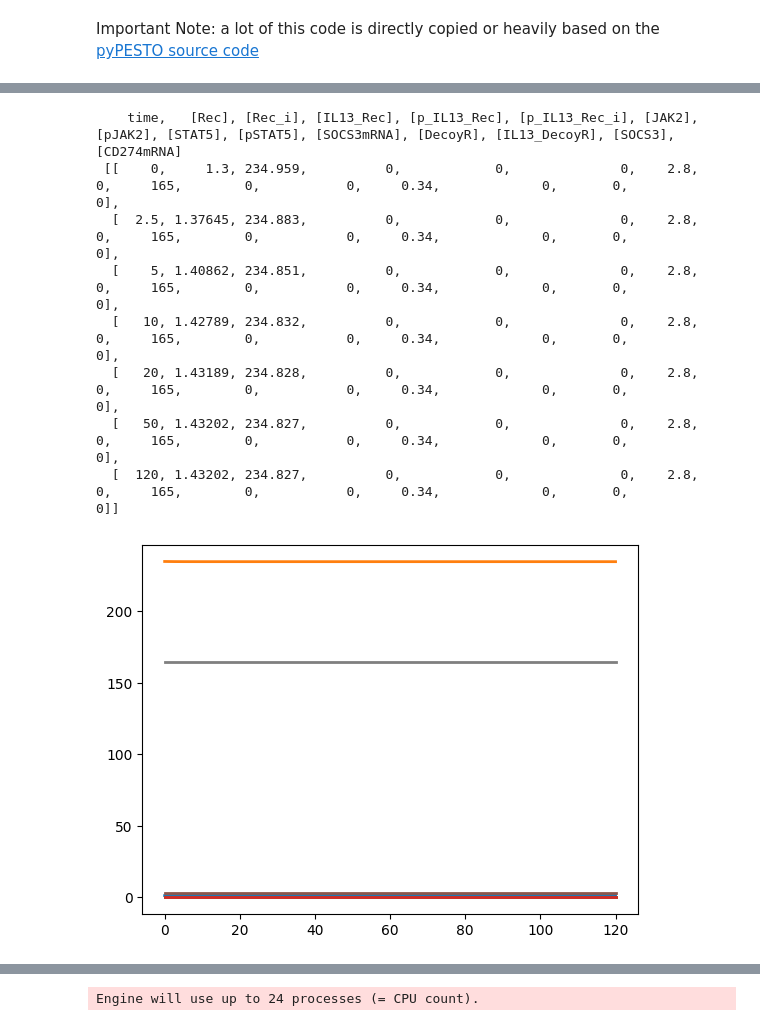
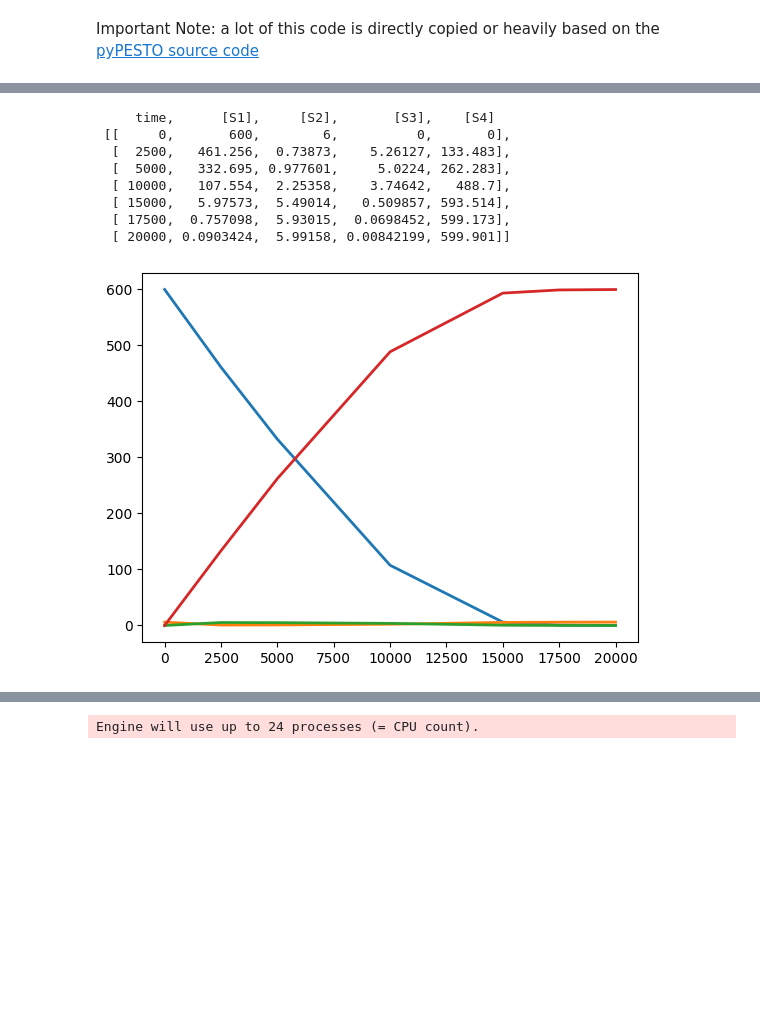
Before and after one commit to LarkinIt/BayesianBenchmark, a Jupyter notebook: test_raia.ipynb, the cells around one changed output, grey strips where cells are left out. Saved outputs shown, nothing was run; the diff lists cells and outputs as text; code cells hidden in the pictures; blank space fills up the shorter version.

```diff
--- a/test_raia.ipynb
+++ b/test_raia.ipynb
@@ -32,20 +29,20 @@ petab.visualize.plot_problem(petab_problem);
 # %%
 # direct simulation of the model using roadrunner
 sim_res = problem.objective.roadrunner_instance.simulate(
-    times=[0, 2.5, 5, 10, 20, 50, 120]
+    times=[0, 2500, 5000, 10000, 15000, 17500, 20000]
 )
 pprint(sim_res)
 problem.objective.roadrunner_instance.plot();
 # %% [output]
-    time,   [Rec], [Rec_i], [IL13_Rec], [p_IL13_Rec], [p_IL13_Rec_i], [JAK2], [pJAK2], [STAT5], [pSTAT5], [SOCS3mRNA], [DecoyR], [IL13_DecoyR], [SOCS3], [CD274mRNA]
- [[    0,     1.3, 234.959,          0,            0,              0,    2.8,       0,     165,        0,           0,     0.34,             0,       0,           0],
-  [  2.5, 1.37645, 234.883,          0,            0,              0,    2.8,       0,     165,        0,           0,     0.34,             0,       0,           0],
-  [    5, 1.40862, 234.851,          0,            0,              0,    2.8,       0,     165,        0,           0,     0.34,             0,       0,           0],
-  [   10, 1.42789, 234.832,          0,            0,              0,    2.8,       0,     165,        0,           0,     0.34,             0,       0,           0],
-  [   20, 1.43189, 234.828,          0,            0,              0,    2.8,       0,     165,        0,           0,     0.34,             0,       0,           0],
-  [   50, 1.43202, 234.827,          0,            0,              0,    2.8,       0,     165,        0,           0,     0.34,             0,       0,           0],
-  [  120, 1.43202, 234.827,          0,            0,              0,    2.8,       0,     165,        0,           0,     0.34,             0,       0,           0]]
+     time,      [S1],     [S2],       [S3],    [S4]
+ [[     0,       600,        6,          0,       0],
+  [  2500,   461.256,  0.73873,    5.26127, 133.483],
+  [  5000,   332.695, 0.977601,     5.0224, 262.283],
+  [ 10000,   107.554,  2.25358,    3.74642,   488.7],
+  [ 15000,   5.97573,  5.49014,   0.509857, 593.514],
+  [ 17500,  0.757098,  5.93015,  0.0698452, 599.173],
+  [ 20000, 0.0903424,  5.99158, 0.00842199, 599.901]]
-[figure, old version]
+[figure, new version]
 # %%
 ret = problem.objective(
     petab_problem.get_x_nominal(fixed=False,scaled=True),
```
Also changed, not shown: parts of 10 cells of this notebook.
